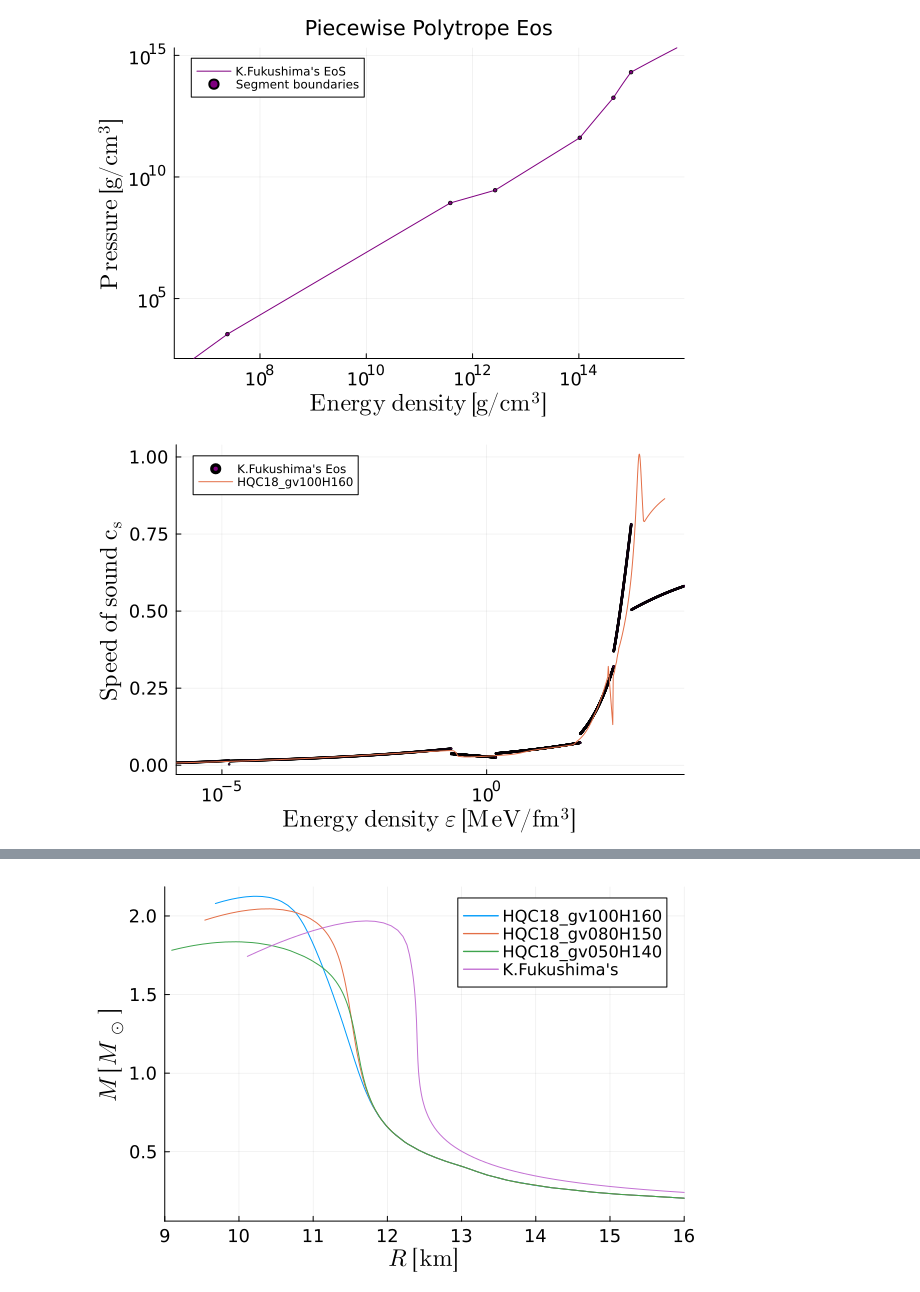
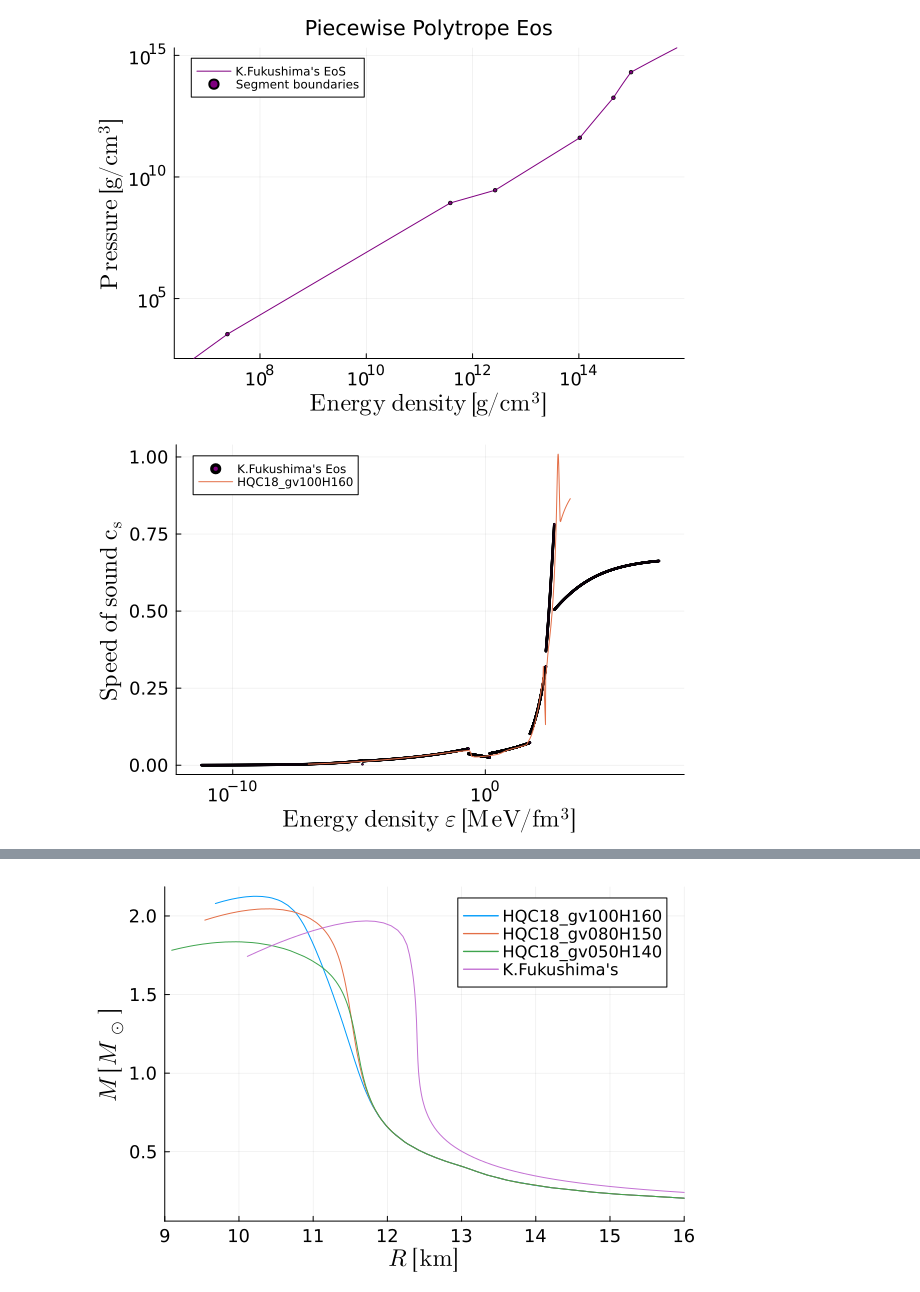
Before and after one commit to jskMNMGCH/TOVsolver_Julia, a Jupyter notebook: KFkushimaEoS.ipynb, the cells around one changed output, grey strips where cells are left out. Cells and saved outputs as stored; diff of their text form; code cells hidden in the pictures.

```diff
--- a/KFkushimaEoS.ipynb
+++ b/KFkushimaEoS.ipynb
@@ -119,25 +119,25 @@ scatter!(eps_bounds, p_bounds;
 # %%
 eps_bounds = PiecePoly.eps_rho_def.(rho_lim_all, K_all, Gamma_all, a_all).*gcm3_to_MeVfm3
 p_bounds = PiecePoly.p_rho_def.(rho_lim_all, K_all, Gamma_all).*gcm3_to_MeVfm3
 e_cs, cs = MainModule.cs(ε, p)
 scatter(e_cs.*gcm3_to_MeVfm3, cs;
     label="K.Fukushima's Eos",
     xlabel=L"\mathrm{Energy\ density\ \varepsilon\ [MeV/fm^3]}",xlabelfontsize=16,
     ylabel=L"\mathrm{Speed\ of\ sound\ c_s}", ylabelfontsize=16,
     legend=:topleft,
     xscale=:log10,  # y軸を対数スケールに変更)
     xtickfontsize=12,
     ytickfontsize=12,
     color=:purple,
     markersize=1,
-    xlims=(eps_bounds[1]*0.1, eps_bounds[end-1]*10),
+    xlims=(e_cs[1]*gcm3_to_MeVfm3*0.1, e_cs[end-1]*gcm3_to_MeVfm3*10),
 )
 e_cs, cs = MainModule.cs(mono_e, mono_P)
 plot!(e_cs, cs;
     label="HQC18_gv100H160",
 )
 # %% [output]
-[figure, old version]
+[figure, new version]
 # %%
 start_time = now()
 RMT, sol = MainModule.out_RMT(mono_e*MeVfm3_to_gcm3/unit_g, mono_P*MeVfm3_to_gcm3/unit_g, debug=false)
```
Also changed, not shown: parts of 1 cell of this notebook, 3 other files.
